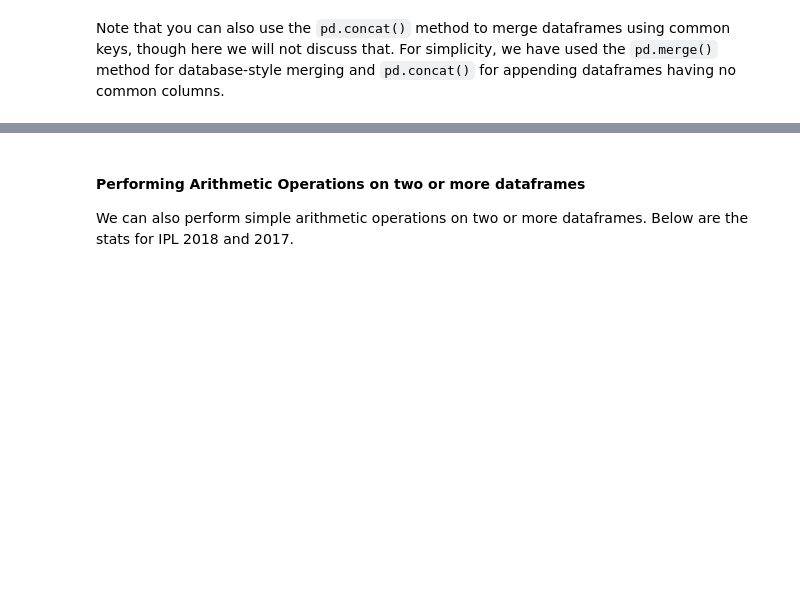
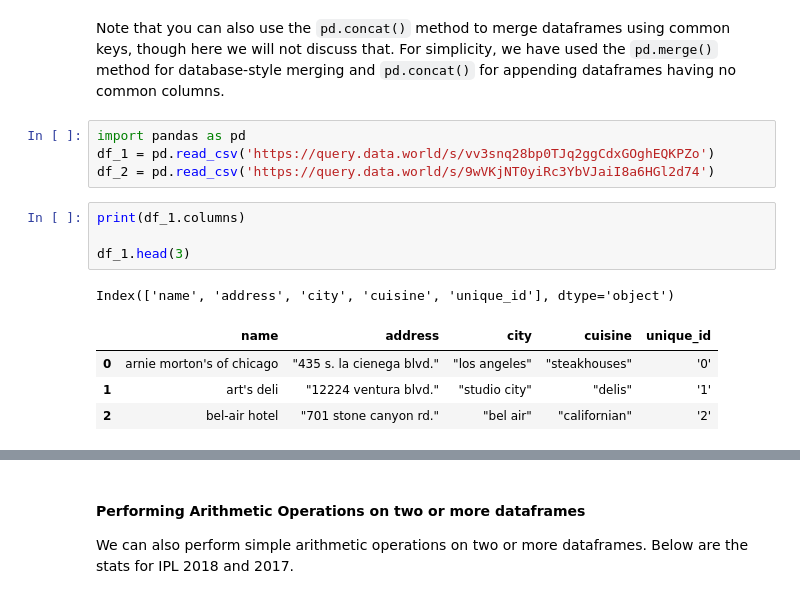
Before and after one commit to vamsigp/IIIT-B, a Jupyter notebook: PrepCourse/1. Python/2. Python for DataScience/3. Intro Pandas/5__Merging_Concatenating.ipynb, the cells around one changed output, grey strips where cells are left out. Cells and saved outputs as stored; diff of their text form; blank space fills up the shorter version.

````diff
--- a/PrepCourse/1. Python/2. Python for DataScience/3. Intro Pandas/5__Merging_Concatenating.ipynb
+++ b/PrepCourse/1. Python/2. Python for DataScience/3. Intro Pandas/5__Merging_Concatenating.ipynb
@@ -309,3 +309,17 @@ pd.concat([df1, df2], axis = 1)
 | 3 | Saif | 33 | M | St. Paul | 91 |
 # %% [markdown]
 Note that you can also use the ```pd.concat()``` method to merge dataframes using common keys, though here we will not discuss that. For simplicity, we have used the ```pd.merge()``` method for database-style merging and ```pd.concat()``` for appending dataframes having no common columns.
+# %%
+import pandas as pd
+df_1 = pd.read_csv('https://query.data.world/s/vv3snq28bp0TJq2ggCdxGOghEQKPZo')
+df_2 = pd.read_csv('https://query.data.world/s/9wVKjNT0yiRc3YbVJaiI8a6HGl2d74')
+# %%
+print(df_1.columns)
+
+df_1.head(3)
+# %% [output]
+Index(['name', 'address', 'city', 'cuisine', 'unique_id'], dtype='object')
+|  | name | address | city | cuisine | unique_id |
+| 0 | arnie morton's of chicago | "435 s. la cienega blvd." | "los angeles" | "steakhouses" | '0' |
+| 1 | art's deli | "12224 ventura blvd." | "studio city" | "delis" | '1' |
+| 2 | bel-air hotel | "701 stone canyon rd." | "bel air" | "californian" | '2' |
````
Also changed, not shown: parts of 12 cells of this notebook.
